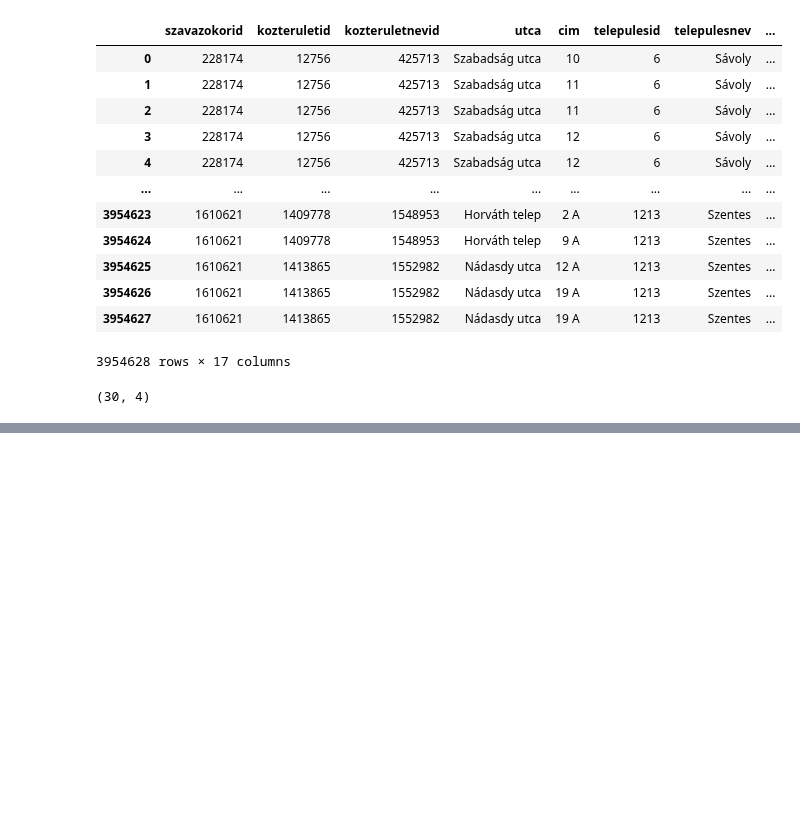
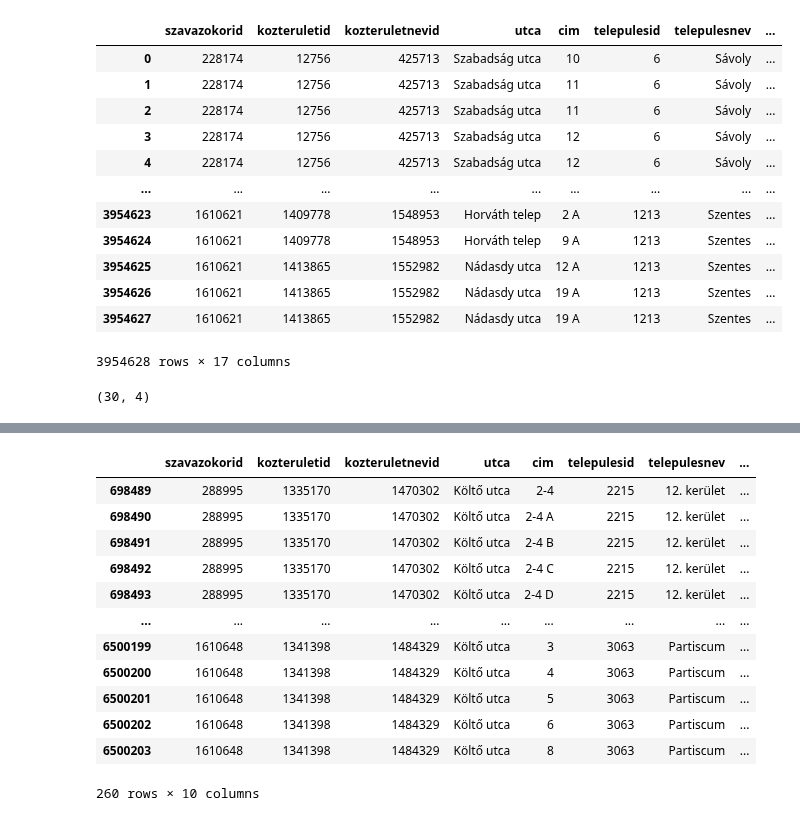
Before and after one commit to e003e6/szkburkolas, a Jupyter notebook: jup/burkolas_v2/5_lekerdezes_kapcsolas.ipynb, the cells around one changed output, grey strips where cells are left out. Cells and saved outputs as stored; diff of their text form; code cells hidden in the pictures; blank space fills up the shorter version.

```diff
--- a/jup/burkolas_v2/5_lekerdezes_kapcsolas.ipynb
+++ b/jup/burkolas_v2/5_lekerdezes_kapcsolas.ipynb
@@ -503,0 +576,16 @@ gdfk.query('telepules == "Szigetszentmiklós"').groupby('szavazokorid').count().
+# %%
+df.query('utca == "Költő utca"')
+# %% [output]
+|  | szavazokorid | kozteruletid | kozteruletnevid | utca | cim | telepulesid | telepulesnev | ... |
+| 698489 | 288995 | 1335170 | 1470302 | Költő utca | 2-4 | 2215 | 12. kerület | ... |
+| 698490 | 288995 | 1335170 | 1470302 | Költő utca | 2-4 A | 2215 | 12. kerület | ... |
+| 698491 | 288995 | 1335170 | 1470302 | Költő utca | 2-4 B | 2215 | 12. kerület | ... |
+| 698492 | 288995 | 1335170 | 1470302 | Költő utca | 2-4 C | 2215 | 12. kerület | ... |
+| 698493 | 288995 | 1335170 | 1470302 | Költő utca | 2-4 D | 2215 | 12. kerület | ... |
+| ... | ... | ... | ... | ... | ... | ... | ... | ... |
+| 6500199 | 1610648 | 1341398 | 1484329 | Költő utca | 3 | 3063 | Partiscum | ... |
+| 6500200 | 1610648 | 1341398 | 1484329 | Költő utca | 4 | 3063 | Partiscum | ... |
+| 6500201 | 1610648 | 1341398 | 1484329 | Költő utca | 5 | 3063 | Partiscum | ... |
+| 6500202 | 1610648 | 1341398 | 1484329 | Költő utca | 6 | 3063 | Partiscum | ... |
+| 6500203 | 1610648 | 1341398 | 1484329 | Költő utca | 8 | 3063 | Partiscum | ... |
+260 rows × 10 columns
```
Also changed, not shown: parts of 5 cells of this notebook, 5 other files.
